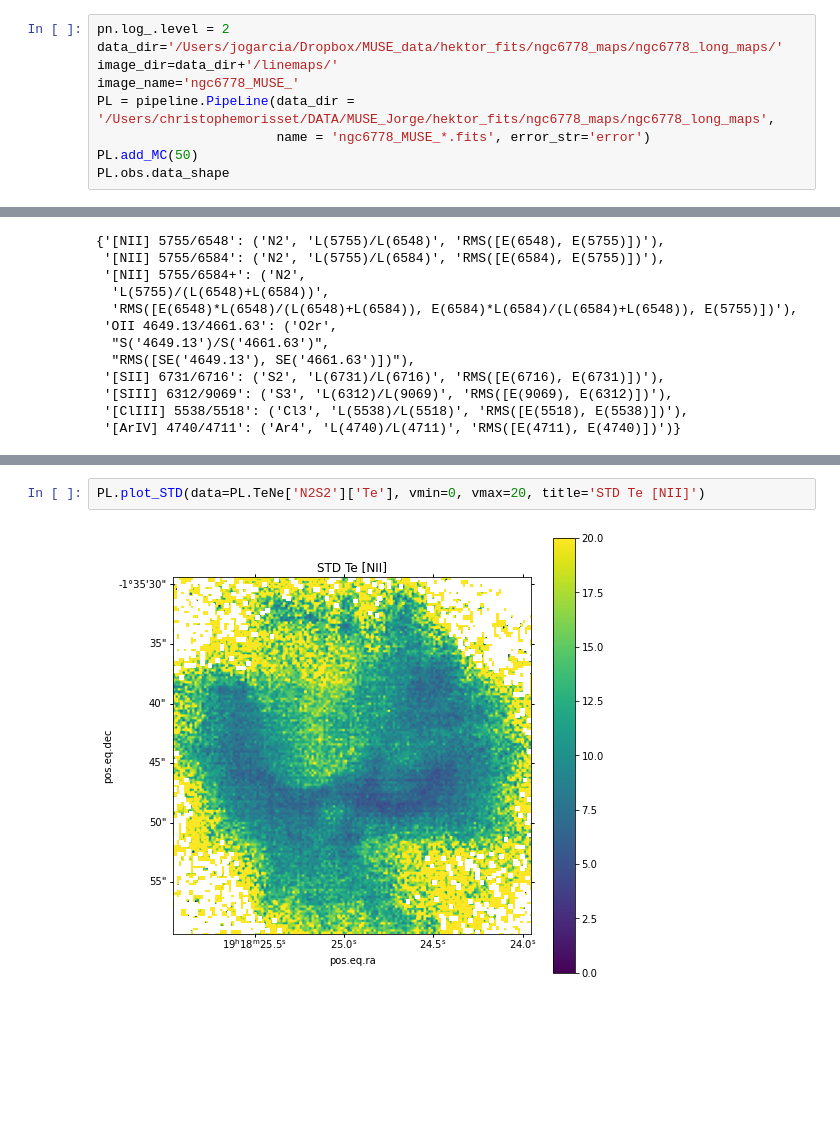
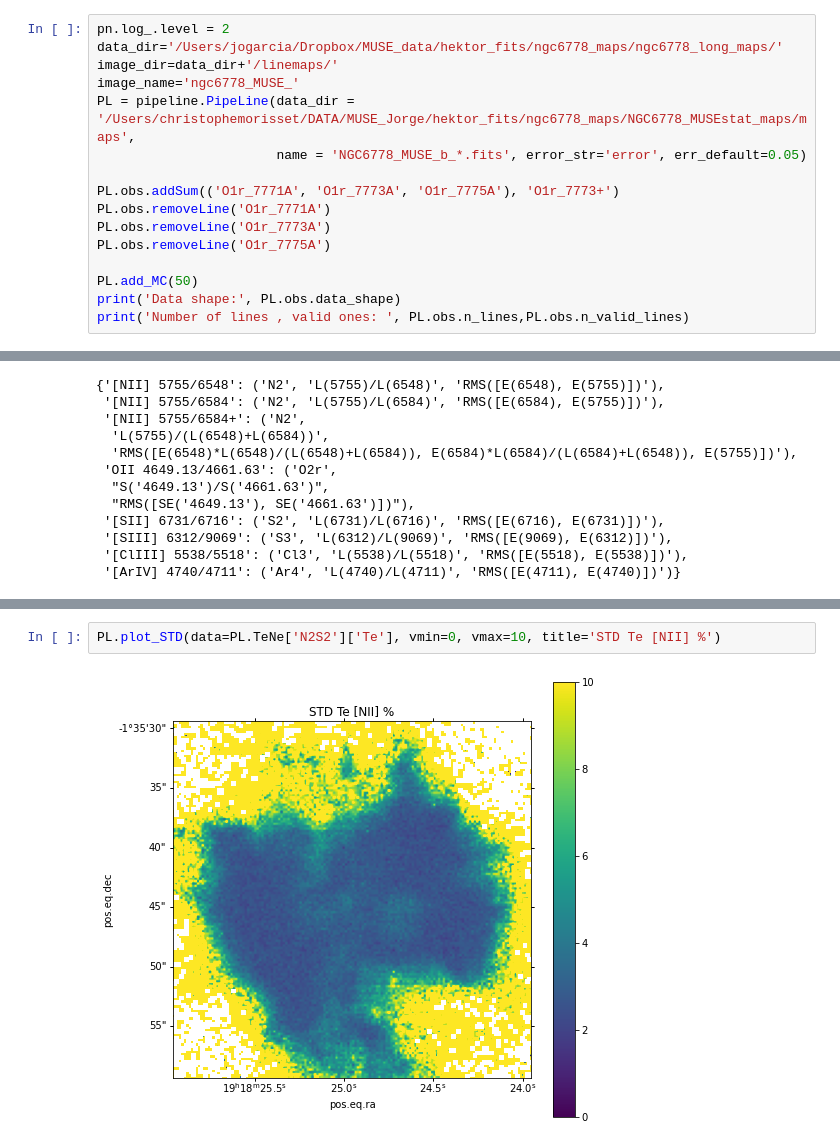
Before and after one commit to Morisset/MUSE_PNe, a Jupyter notebook: pipelineMC.ipynb, the cells around one changed output, grey strips where cells are left out. Drawn from its saved outputs; the diff is of its cells as text; blank space fills up the shorter version.

```diff
--- a/pipelineMC.ipynb
+++ b/pipelineMC.ipynb
@@ -13,8 +13,15 @@ pn.log_.level = 2
 data_dir='/Users/jogarcia/Dropbox/MUSE_data/hektor_fits/ngc6778_maps/ngc6778_long_maps/'
 image_dir=data_dir+'/linemaps/'
 image_name='ngc6778_MUSE_'
-PL = pipeline.PipeLine(data_dir = '/Users/christophemorisset/DATA/MUSE_Jorge/hektor_fits/ngc6778_maps/ngc6778_long_maps',
-                       name = 'ngc6778_MUSE_*.fits', error_str='error')
+PL = pipeline.PipeLine(data_dir = '/Users/christophemorisset/DATA/MUSE_Jorge/hektor_fits/ngc6778_maps/NGC6778_MUSEstat_maps/maps',
+                       name = 'NGC6778_MUSE_b_*.fits', error_str='error', err_default=0.05)
+
+PL.obs.addSum(('O1r_7771A', 'O1r_7773A', 'O1r_7775A'), 'O1r_7773+')
+PL.obs.removeLine('O1r_7771A')
+PL.obs.removeLine('O1r_7773A')
+PL.obs.removeLine('O1r_7775A')
+
 PL.add_MC(50)
-PL.obs.data_shape
+print('Data shape:', PL.obs.data_shape)
+print('Number of lines , valid ones: ', PL.obs.n_lines,PL.obs.n_valid_lines)
 # %% [output]
@@ -149,4 +175,4 @@ PL.plot(ax=ax6, data=np.log10(PL.TeNe['S3Ar4']['Ne']), title='Ne S3Ar4', vmin=2,
 # %%
-PL.plot_STD(data=PL.TeNe['N2S2']['Te'], vmin=0, vmax=20, title='STD Te [NII]')
+PL.plot_STD(data=PL.TeNe['N2S2']['Te'], vmin=0, vmax=10, title='STD Te [NII] %')
 # %% [output]
-[figure, old version]
+[figure, new version]
```
Also changed, not shown: parts of 17 cells of this notebook.
